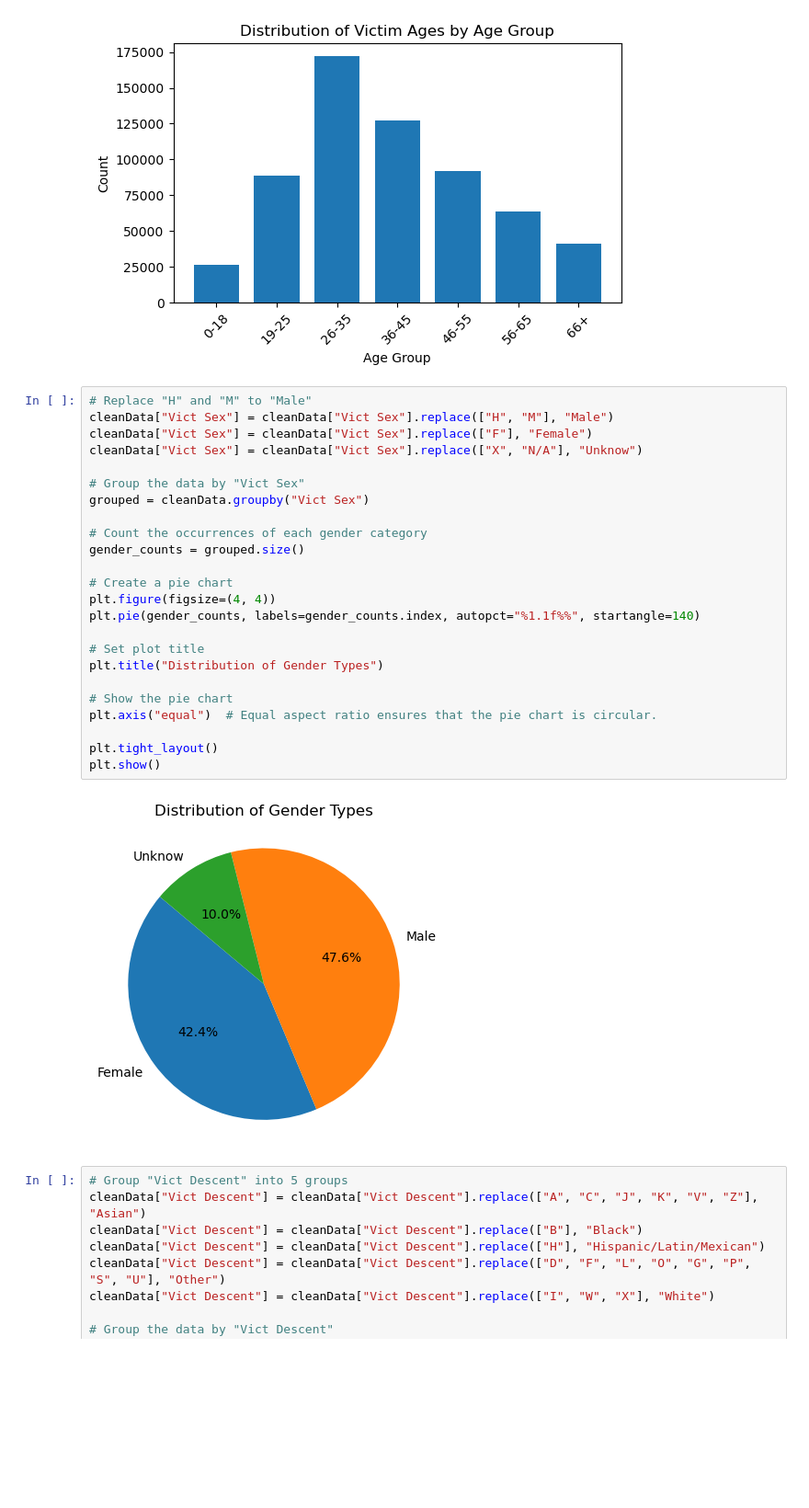
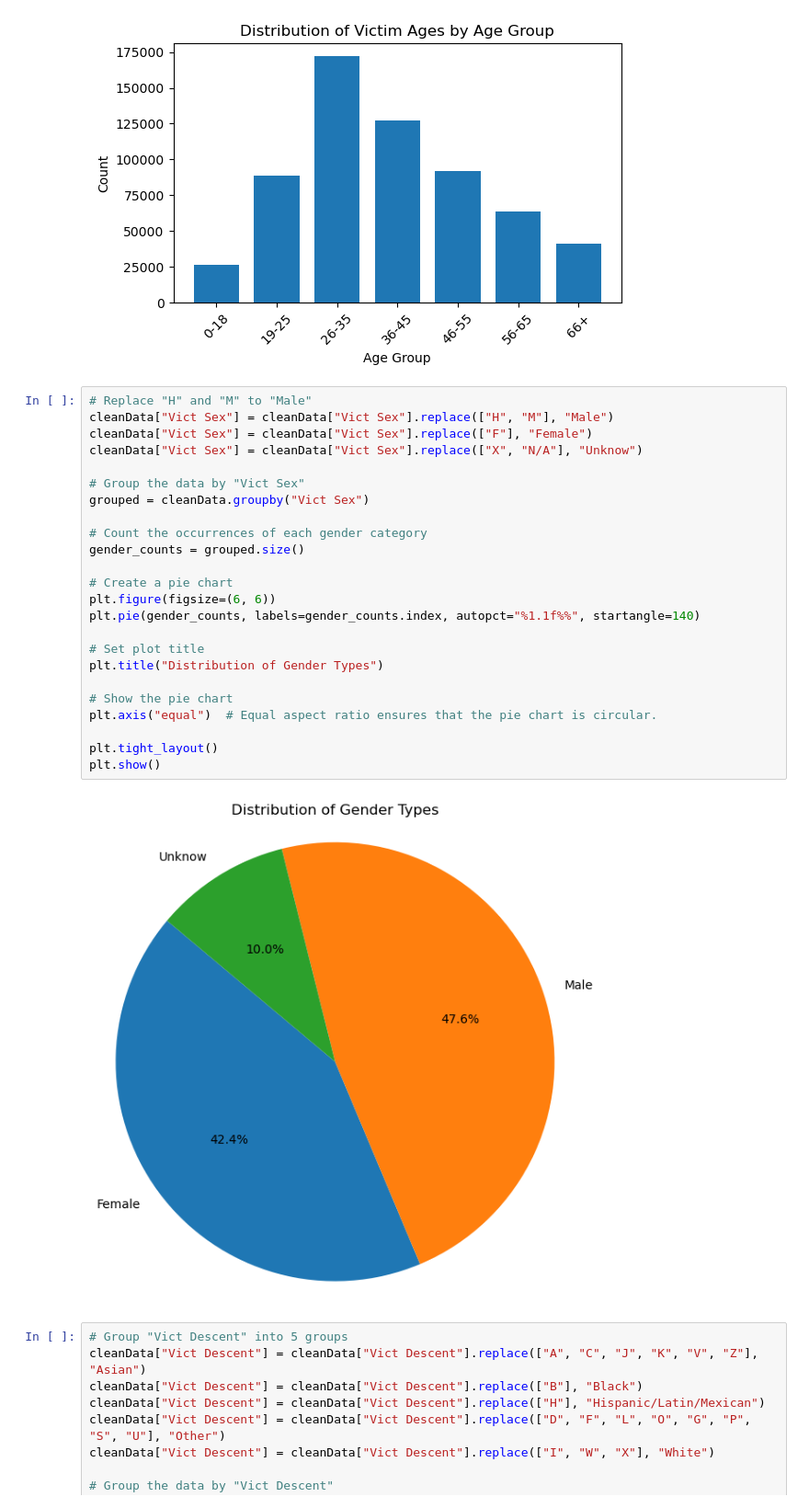
Before and after one commit to Cookees81/CityofAngels, a Jupyter notebook: LACrime.ipynb, the cells around one changed output. Shown at 92% size. Saved outputs shown, nothing was run; the diff lists cells and outputs as text; blank space fills up the shorter version.

```diff
--- a/LACrime.ipynb
+++ b/LACrime.ipynb
@@ -415,29 +415,29 @@ plt.show()
 # %%
 # Replace "H" and "M" to "Male"
 cleanData["Vict Sex"] = cleanData["Vict Sex"].replace(["H", "M"], "Male")
 cleanData["Vict Sex"] = cleanData["Vict Sex"].replace(["F"], "Female")
 cleanData["Vict Sex"] = cleanData["Vict Sex"].replace(["X", "N/A"], "Unknow")
 
 # Group the data by "Vict Sex"
 grouped = cleanData.groupby("Vict Sex")
 
 # Count the occurrences of each gender category
 gender_counts = grouped.size()
 
 # Create a pie chart
-plt.figure(figsize=(4, 4))
+plt.figure(figsize=(6, 6))
 plt.pie(gender_counts, labels=gender_counts.index, autopct="%1.1f%%", startangle=140)
 
 # Set plot title
 plt.title("Distribution of Gender Types")
 
 # Show the pie chart
 plt.axis("equal")  # Equal aspect ratio ensures that the pie chart is circular.
 
 plt.tight_layout()
 plt.show()
 # %% [output]
-[figure, old version]
+[figure, new version]
 # %%
 # Group "Vict Descent" into 5 groups
 cleanData["Vict Descent"] = cleanData["Vict Descent"].replace(["A", "C", "J", "K", "V", "Z"], "Asian")
```
